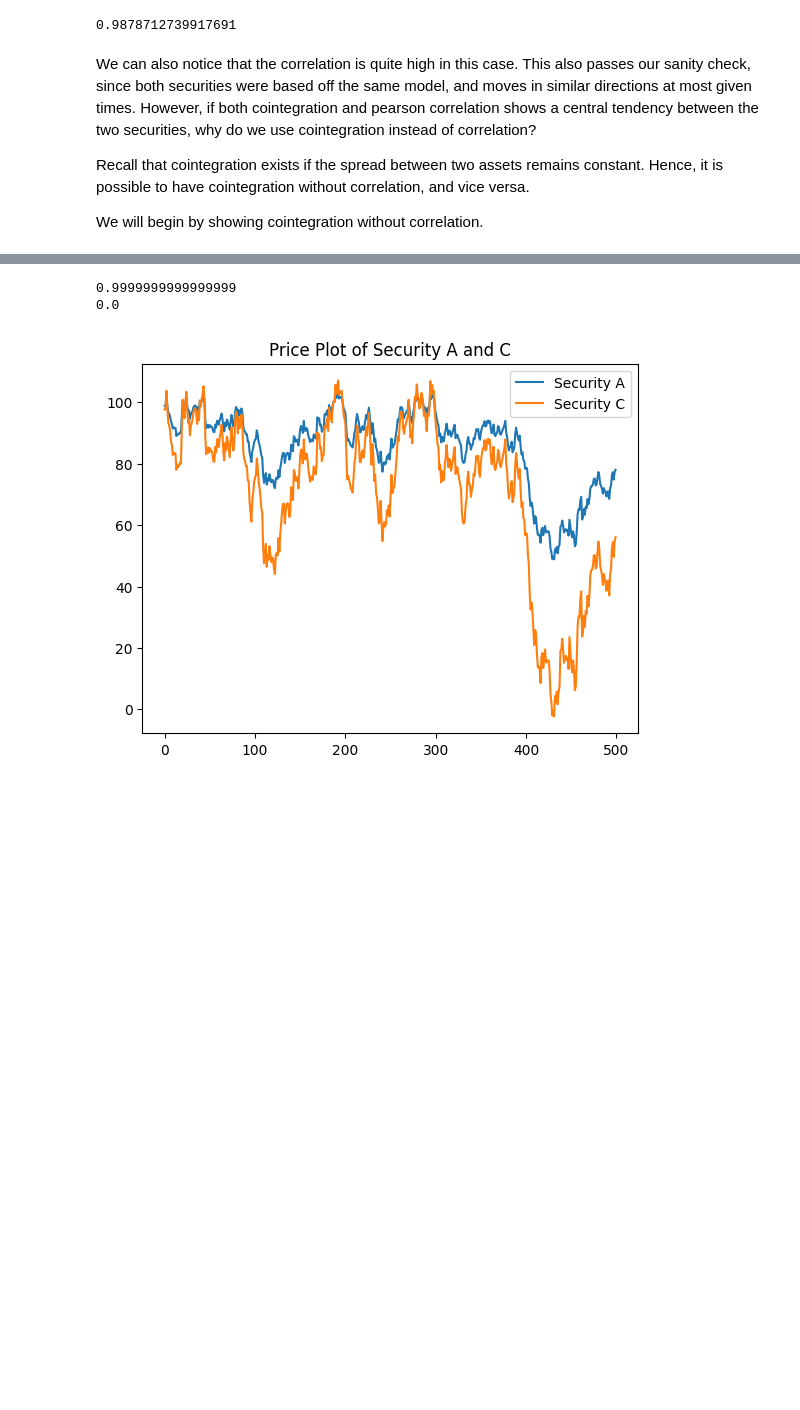
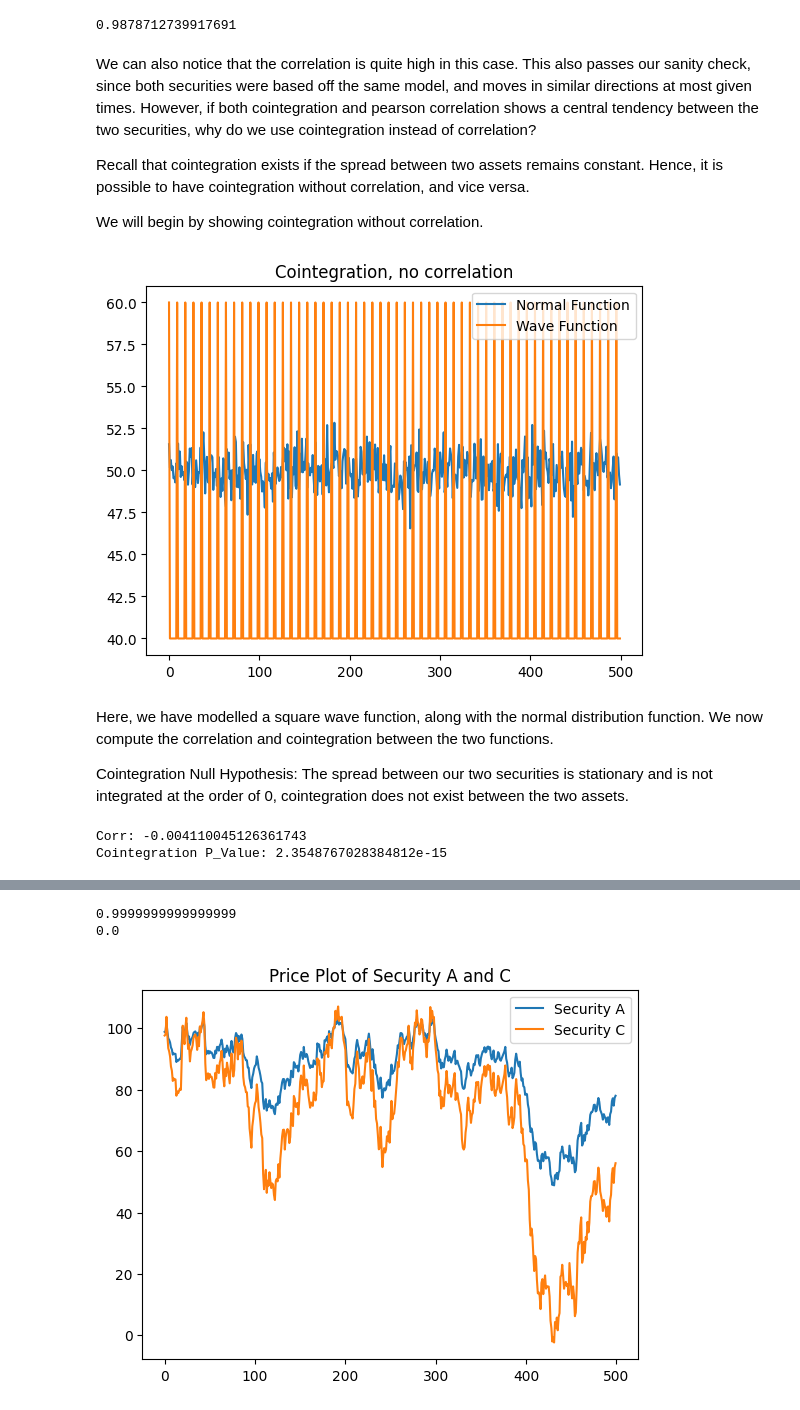
Before and after one commit to charlie-liuu/PairsTrading, a Jupyter notebook: Pairs.ipynb, the cells around one changed output, grey strips where cells are left out. Saved outputs shown, nothing was run; the diff lists cells and outputs as text; code cells hidden in the pictures; blank space fills up the shorter version.

```diff
--- a/Pairs.ipynb
+++ b/Pairs.ipynb
@@ -148,0 +148,22 @@ Y3 = Y2.copy()
+# %%
+#We just generate normal function
+normal_func = pd.Series(np.random.normal(0, 1, 500)) + 50
+#print(np.random.normal(0, 1, 15))
+
+alt = np.full((500,),40)
+alt[::9] = 60
+alternat_func = pd.Series(alt)
+pd.concat([normal_func, alternat_func], axis=1).plot(title= "Cointegration, no correlation");
+plt.legend(["Normal Function", "Wave Function"]);
+# %% [output]
+[figure, added]
+# %% [markdown]
+Here, we have modelled a square wave function, along with the normal distribution function. We now compute the correlation and cointegration between the two functions.
+
+Cointegration Null Hypothesis: The spread between our two securities is stationary and is not integrated at the order of 0, cointegration does not exist between the two assets.
+# %%
+print("Corr: " + str(normal_func.corr(alternat_func)))
+print("Cointegration P_Value: " + str(tst.coint(SecA, SecB)[1]))
+# %% [output]
+Corr: -0.004110045126361743
+Cointegration P_Value: 2.3548767028384812e-15
```
Also changed, not shown: parts of 6 cells of this notebook.
